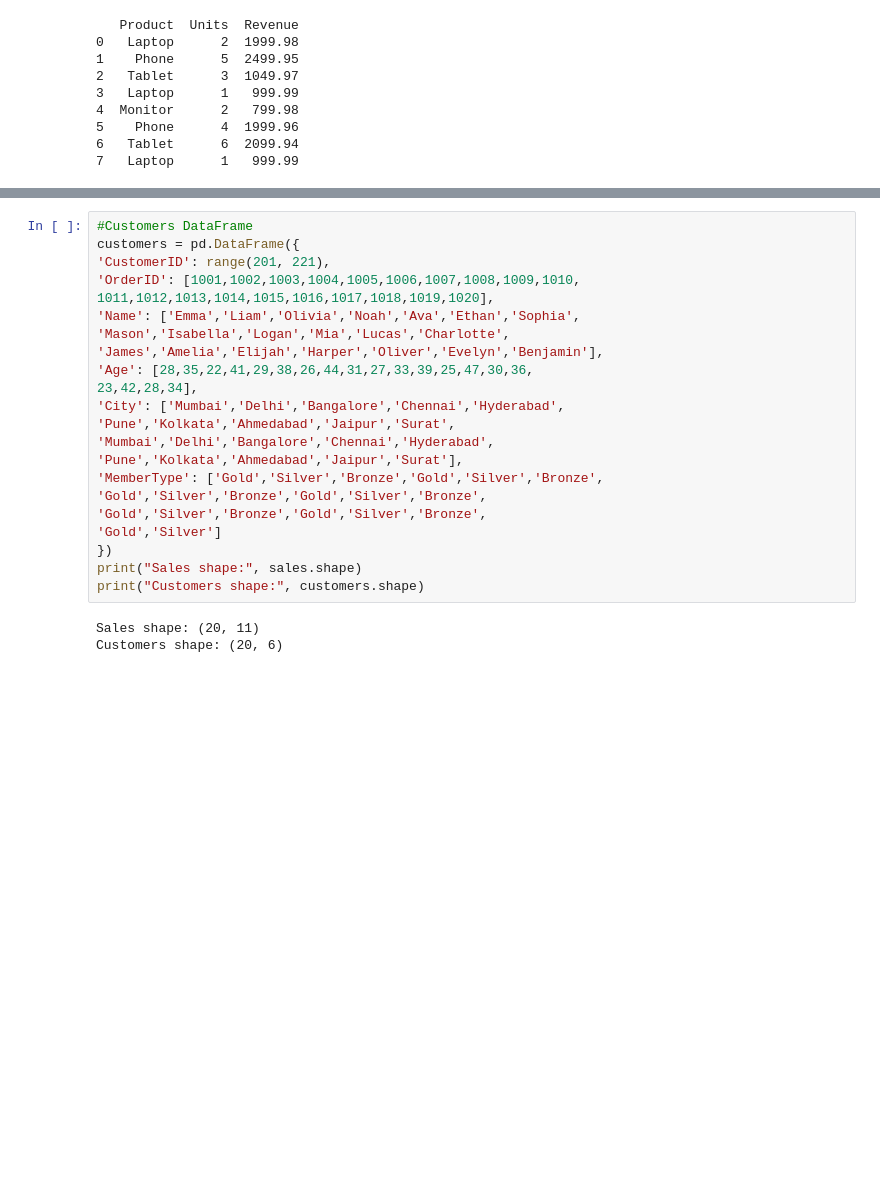
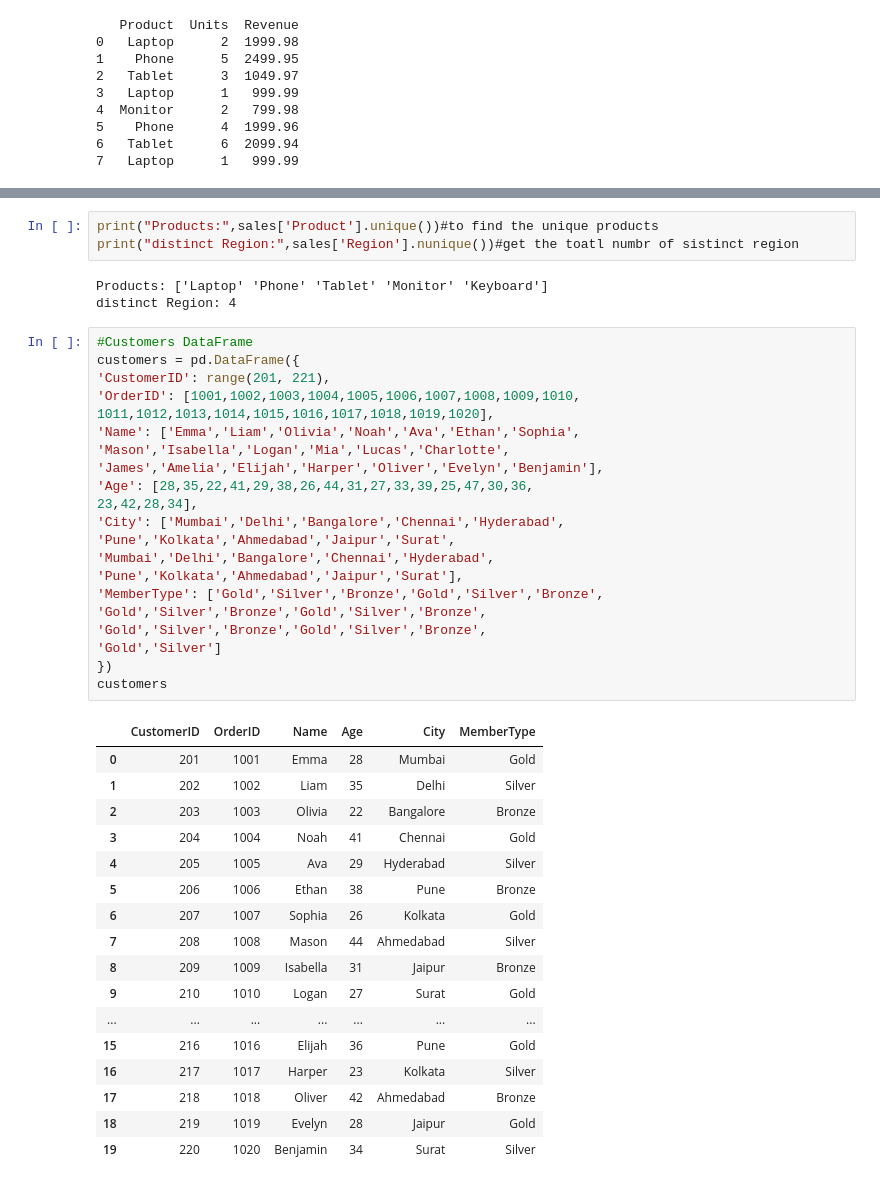
Before and after one commit to shimnasherin73/python-basics, a Jupyter notebook: example tasks pd &np .ipynb, the cells around one changed output, grey strips where cells are left out. Saved outputs shown, nothing was run; the diff lists cells and outputs as text; blank space fills up the shorter version.

```diff
--- a/example tasks pd &np .ipynb
+++ b/example tasks pd &np .ipynb
@@ -677,25 +682,45 @@ print(sort[['OrderID','Product','Region','Revenue']])
+# %%
+print("Products:",sales['Product'].unique())#to find the unique products
+print("distinct Region:",sales['Region'].nunique())#get the toatl numbr of sistinct region
+# %% [output]
+Products: ['Laptop' 'Phone' 'Tablet' 'Monitor' 'Keyboard']
+distinct Region: 4
 # %%
 #Customers DataFrame
 customers = pd.DataFrame({
 'CustomerID': range(201, 221),
 'OrderID': [1001,1002,1003,1004,1005,1006,1007,1008,1009,1010,
 1011,1012,1013,1014,1015,1016,1017,1018,1019,1020],
 'Name': ['Emma','Liam','Olivia','Noah','Ava','Ethan','Sophia',
 'Mason','Isabella','Logan','Mia','Lucas','Charlotte',
 'James','Amelia','Elijah','Harper','Oliver','Evelyn','Benjamin'],
 'Age': [28,35,22,41,29,38,26,44,31,27,33,39,25,47,30,36,
 23,42,28,34],
 'City': ['Mumbai','Delhi','Bangalore','Chennai','Hyderabad',
 'Pune','Kolkata','Ahmedabad','Jaipur','Surat',
 'Mumbai','Delhi','Bangalore','Chennai','Hyderabad',
 'Pune','Kolkata','Ahmedabad','Jaipur','Surat'],
 'MemberType': ['Gold','Silver','Bronze','Gold','Silver','Bronze',
 'Gold','Silver','Bronze','Gold','Silver','Bronze',
 'Gold','Silver','Bronze','Gold','Silver','Bronze',
 'Gold','Silver']
 })
-print("Sales shape:", sales.shape)
-print("Customers shape:", customers.shape)
+customers
 # %% [output]
-Sales shape: (20, 11)
-Customers shape: (20, 6)
+|  | CustomerID | OrderID | Name | Age | City | MemberType |
+| 0 | 201 | 1001 | Emma | 28 | Mumbai | Gold |
+| 1 | 202 | 1002 | Liam | 35 | Delhi | Silver |
+| 2 | 203 | 1003 | Olivia | 22 | Bangalore | Bronze |
+| 3 | 204 | 1004 | Noah | 41 | Chennai | Gold |
+| 4 | 205 | 1005 | Ava | 29 | Hyderabad | Silver |
+| 5 | 206 | 1006 | Ethan | 38 | Pune | Bronze |
+| 6 | 207 | 1007 | Sophia | 26 | Kolkata | Gold |
+| 7 | 208 | 1008 | Mason | 44 | Ahmedabad | Silver |
+| 8 | 209 | 1009 | Isabella | 31 | Jaipur | Bronze |
+| 9 | 210 | 1010 | Logan | 27 | Surat | Gold |
+| ... | ... | ... | ... | ... | ... | ... |
+| 15 | 216 | 1016 | Elijah | 36 | Pune | Gold |
+| 16 | 217 | 1017 | Harper | 23 | Kolkata | Silver |
+| 17 | 218 | 1018 | Oliver | 42 | Ahmedabad | Bronze |
+| 18 | 219 | 1019 | Evelyn | 28 | Jaipur | Gold |
+| 19 | 220 | 1020 | Benjamin | 34 | Surat | Silver |
```
Also changed, not shown: parts of 10 cells of this notebook.
